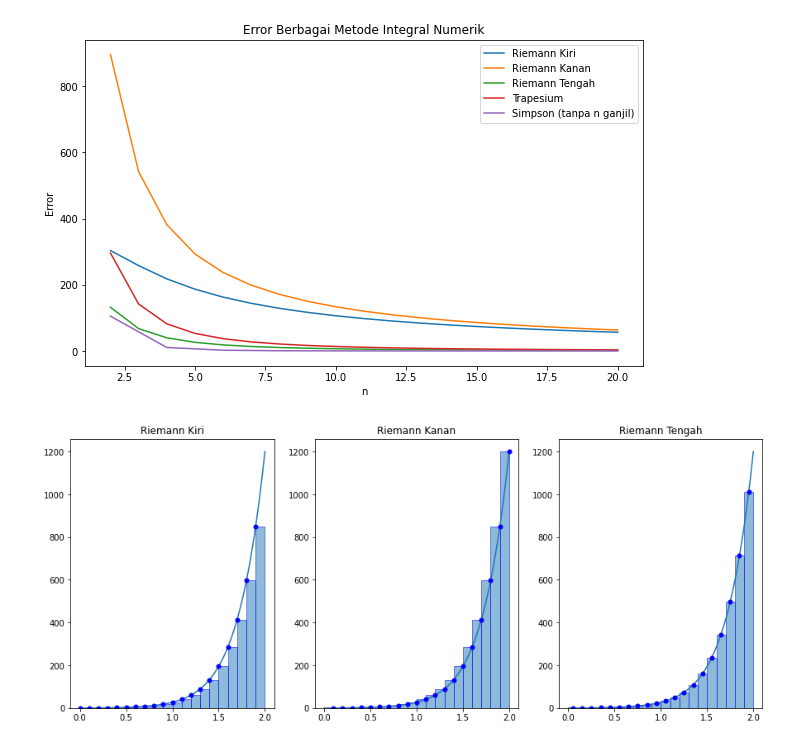
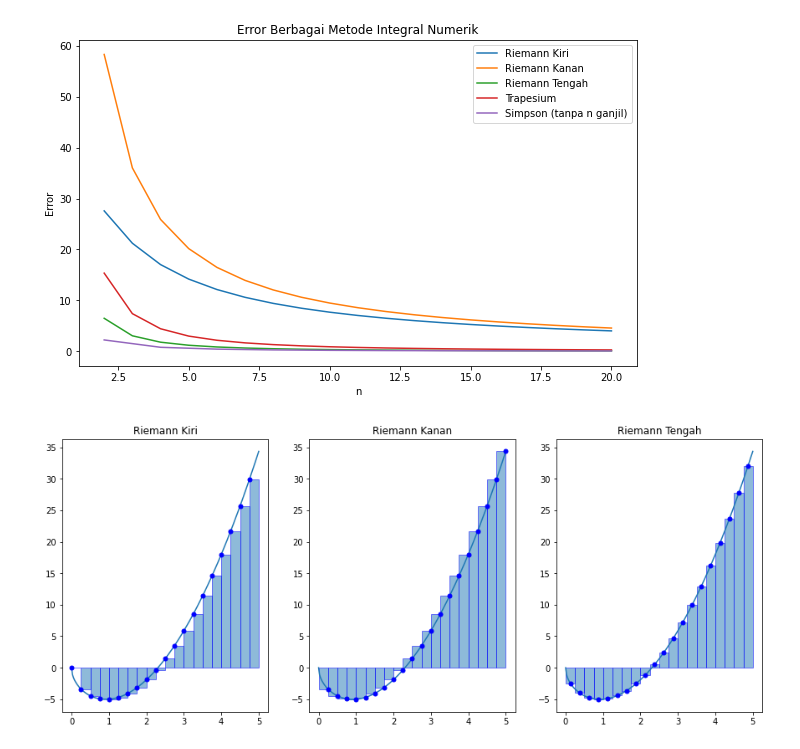
Before and after one commit to SulthanAbiyyu/metnum, a Jupyter notebook: kuliah/LKM_Integral.ipynb, the cells around one changed output. Cells and saved outputs as stored; diff of their text form; code cells hidden in the pictures.

```diff
--- a/kuliah/LKM_Integral.ipynb
+++ b/kuliah/LKM_Integral.ipynb
@@ -56,10 +56,10 @@ def INT_215150201111011(f, a, b, n, pilihan):
     elif pilihan == "simpson":
         return simpson(f, a, b, n)
 
-def f(x): return 3 * x ** 2 * (x ** 3 + 2) ** 2
+def f(x): return 2 * x ** 2 - 7 * x ** (1/2)
 
 if __name__ == "__main__":
-    hasil_analitik = 992/3
+    hasil_analitik = 31.15841385833824
     hasil_numerik = pd.DataFrame(columns=[
         "n", "Rki", "Rka", "RT", "Tp", "Pr",
         "err_Rki", "err_Rka", "err_RT", "err_Tp", "err_Pr"]
@@ -67,16 +67,16 @@ if __name__ == "__main__":
     for n in range(2, 21):
         hasil_numerik.loc[n] = [
             n,
-            INT_215150201111011(f, 0, 2, n, "rieman_kiri"),
-            INT_215150201111011(f, 0, 2, n, "rieman_kanan"),
-            INT_215150201111011(f, 0, 2, n, "rieman_tengah"),
-            INT_215150201111011(f, 0, 2, n, "trapesium"),
-            INT_215150201111011(f, 0, 2, n, "simpson"),
-            abs(hasil_analitik - INT_215150201111011(f, 0, 2, n, "rieman_kiri")),
-            abs(hasil_analitik - INT_215150201111011(f, 0, 2, n, "rieman_kanan")),
-            abs(hasil_analitik - INT_215150201111011(f, 0, 2, n, "rieman_tengah")),
-            abs(hasil_analitik - INT_215150201111011(f, 0, 2, n, "trapesium")),
-            abs(hasil_analitik - INT_215150201111011(f, 0, 2, n, "simpson"))
+            INT_215150201111011(f, 0, 5, n, "rieman_kiri"),
+            INT_215150201111011(f, 0, 5, n, "rieman_kanan"),
+            INT_215150201111011(f, 0, 5, n, "rieman_tengah"),
+            INT_215150201111011(f, 0, 5, n, "trapesium"),
+            INT_215150201111011(f, 0, 5, n, "simpson"),
+            abs(hasil_analitik - INT_215150201111011(f, 0, 5, n, "rieman_kiri")),
+            abs(hasil_analitik - INT_215150201111011(f, 0, 5, n, "rieman_kanan")),
+            abs(hasil_analitik - INT_215150201111011(f, 0, 5, n, "rieman_tengah")),
+            abs(hasil_analitik - INT_215150201111011(f, 0, 5, n, "trapesium")),
+            abs(hasil_analitik - INT_215150201111011(f, 0, 5, n, "simpson"))
         ]
 # %%
 hasil_numerik
@@ -123,12 +123,12 @@ plt.title("Error Berbagai Metode Integral Numerik")
 
 plt.show()
 # %% [output]
-[figure, old version]
+[figure, new version]
 # %%
 # Visualisasi Integral Riemman
 
 a = 0
-b = 2
+b = 5
 n = 20
 
 x = np.linspace(a, b, n+1)
@@ -137,34 +137,34 @@ y = f(x)
 X = np.linspace(a, b, 10*n+1)
 Y = f(X)
 
 plt.figure(figsize=(15, 6))
 plt.subplot(1, 3, 1)
 plt.plot(X, Y)
 x_left = x[:-1]
 y_left = y[:-1]
 plt.plot(x_left, y_left, 'b.', markersize=10)
 plt.bar(x_left, y_left, width=(b-a)/n, alpha=0.5, align='edge', edgecolor='b')
 plt.title("Riemann Kiri")
 
 plt.subplot(1, 3, 2)
 plt.plot(X, Y)
 x_right = x[1:]
 y_right = y[1:]
 plt.plot(x_right, y_right, 'b.', markersize=10)
 plt.bar(x_right, y_right, width=-(b-a)/n, alpha=0.5, align='edge', edgecolor='b')
 plt.title("Riemann Kanan")
 
 plt.subplot(1, 3, 3)
 plt.plot(X, Y)
 x_mid = (x[:-1] + x[1:]) / 2
 y_mid = f(x_mid)
 plt.plot(x_mid, y_mid, 'b.', markersize=10)
 plt.bar(x_mid, y_mid, width=(b-a)/n, alpha=0.5, edgecolor='b')
 plt.title("Riemann Tengah")
 
 plt.show()
 # %% [output]
-[figure, old version]
+[figure, new version]
 # %%
 hasil_numerik["Rki"] = hasil_numerik["Rki"].apply(lambda x: round(x, 4))
 hasil_numerik["Rka"] = hasil_numerik["Rka"].apply(lambda x: round(x, 4))
```
Also changed, not shown: parts of 1 cell of this notebook, 1 other file.
